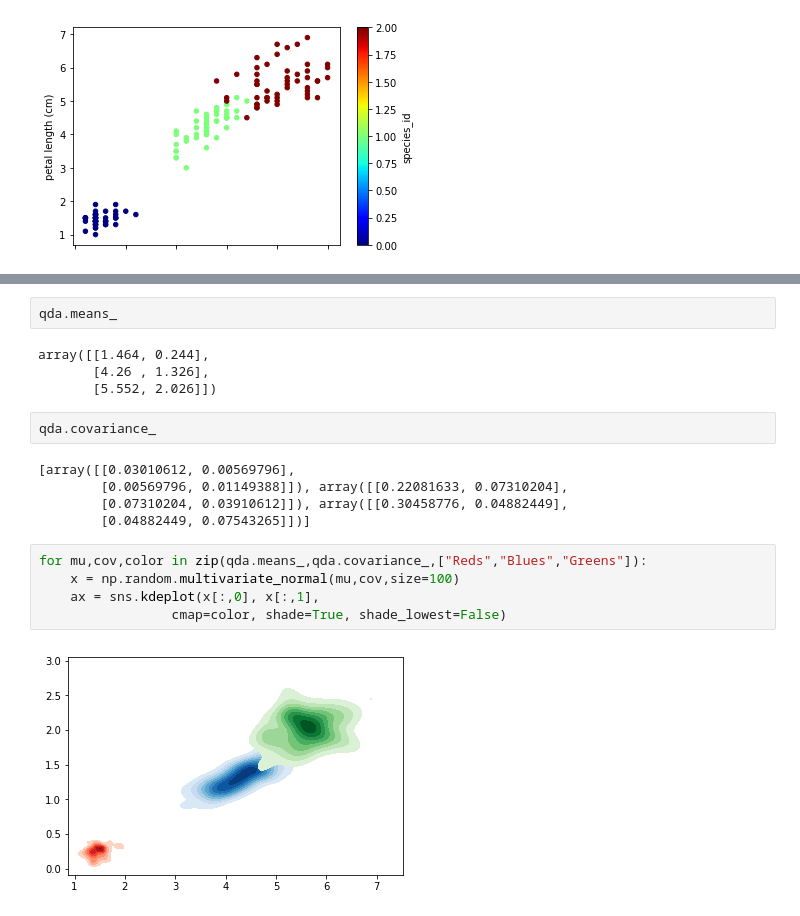
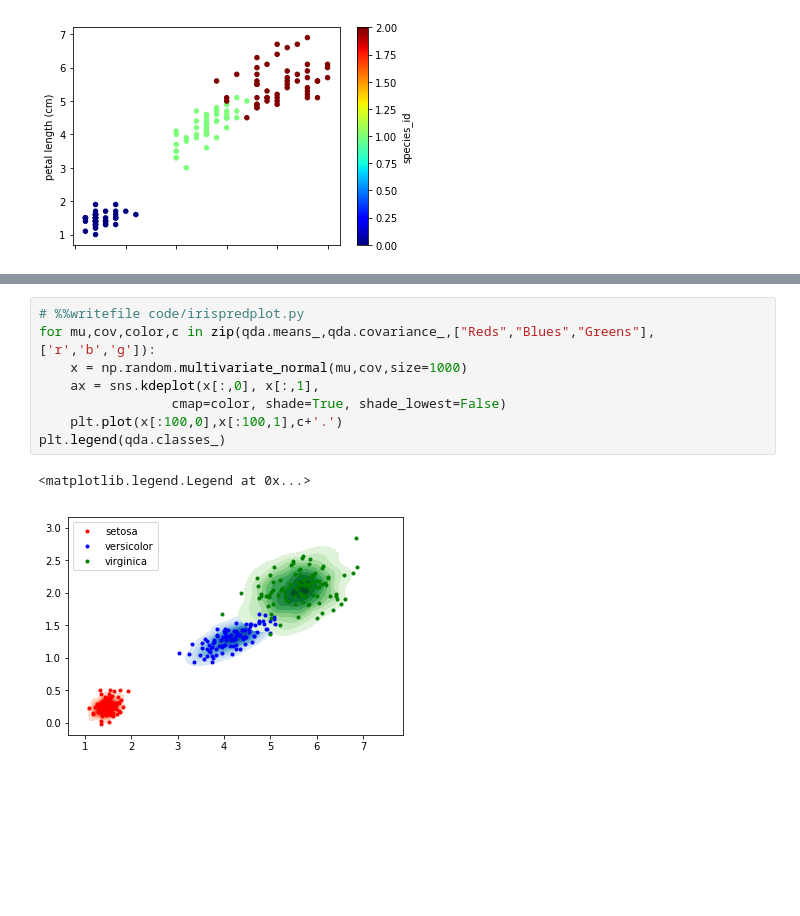
Before and after one commit to brownsarahm/algo-bias-tutorial, a Jupyter notebook: tutorial_source.ipynb, the cells around one changed output, grey strips where cells are left out. Drawn from its saved outputs; the diff is of its cells as text; blank space fills up the shorter version.

```diff
--- a/tutorial_source.ipynb
+++ b/tutorial_source.ipynb
@@ -79,20 +75,11 @@ plt.axis('tight')
-# %%
-qda.means_
-# %% [output]
-array([[1.464, 0.244],
-       [4.26 , 1.326],
-       [5.552, 2.026]])
-# %%
-qda.covariance_
-# %% [output]
-[array([[0.03010612, 0.00569796],
-        [0.00569796, 0.01149388]]), array([[0.22081633, 0.07310204],
-        [0.07310204, 0.03910612]]), array([[0.30458776, 0.04882449],
-        [0.04882449, 0.07543265]])]
 # %%
-for mu,cov,color in zip(qda.means_,qda.covariance_,["Reds","Blues","Greens"]):
-    x = np.random.multivariate_normal(mu,cov,size=100)
+# %%writefile code/irispredplot.py
+for mu,cov,color,c in zip(qda.means_,qda.covariance_,["Reds","Blues","Greens"],['r','b','g']):
+    x = np.random.multivariate_normal(mu,cov,size=1000)
     ax = sns.kdeplot(x[:,0], x[:,1],
                  cmap=color, shade=True, shade_lowest=False)
+    plt.plot(x[:100,0],x[:100,1],c+'.')
+plt.legend(qda.classes_)
 # %% [output]
+<matplotlib.legend.Legend at 0x...>
-[figure, old version]
+[figure, new version]
```
Also changed, not shown: parts of 6 cells of this notebook, 8 other files.
